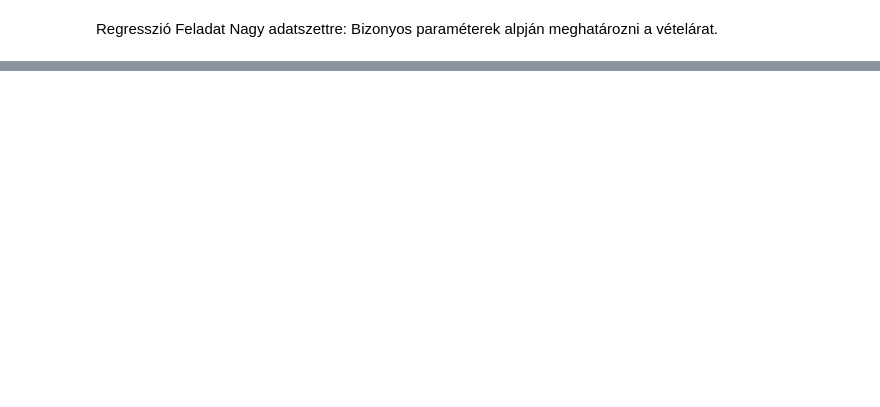
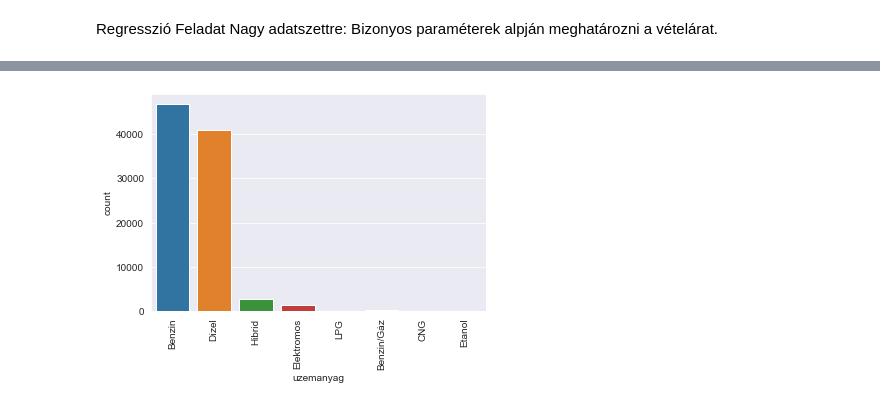
Before and after one commit to milanszilveszter/Csapatmunka, a Jupyter notebook: Regression/BigDataset/hasznaltauto.ipynb, the cells around one changed output, grey strips where cells are left out. Saved outputs shown, nothing was run; the diff lists cells and outputs as text; code cells hidden in the pictures; blank space fills up the shorter version.

```diff
--- a/Regression/BigDataset/hasznaltauto.ipynb
+++ b/Regression/BigDataset/hasznaltauto.ipynb
@@ -22,0 +120,6 @@ data
+# %%
+sns.countplot(x='uzemanyag', data=data,capsize=0)
+plt.xticks(rotation=90)
+plt.show()
+# %% [output]
+[figure, added]
```
Also changed, not shown: parts of 11 cells of this notebook.
